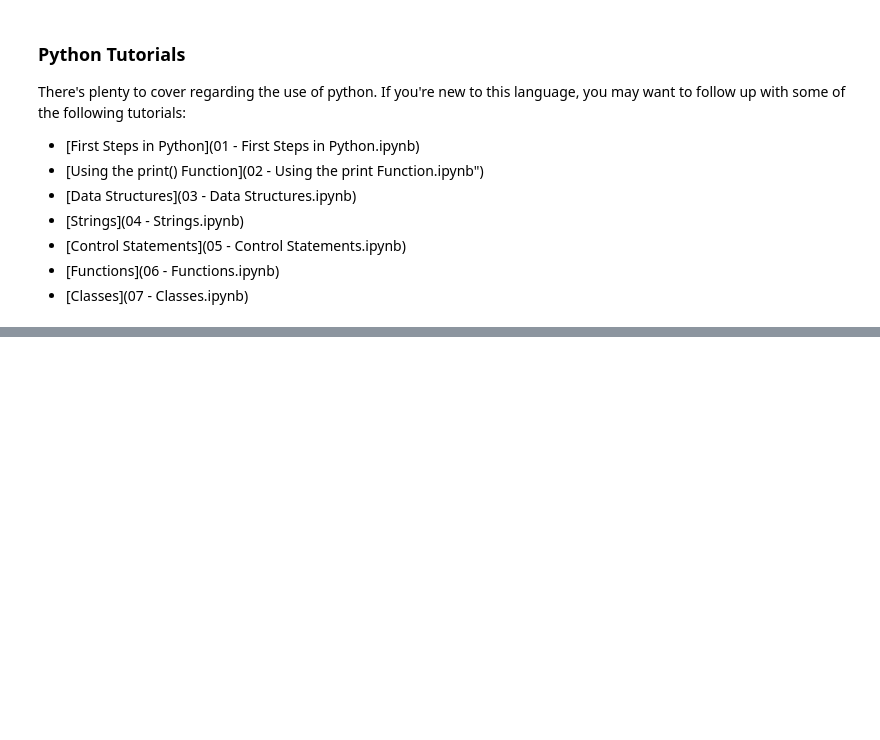
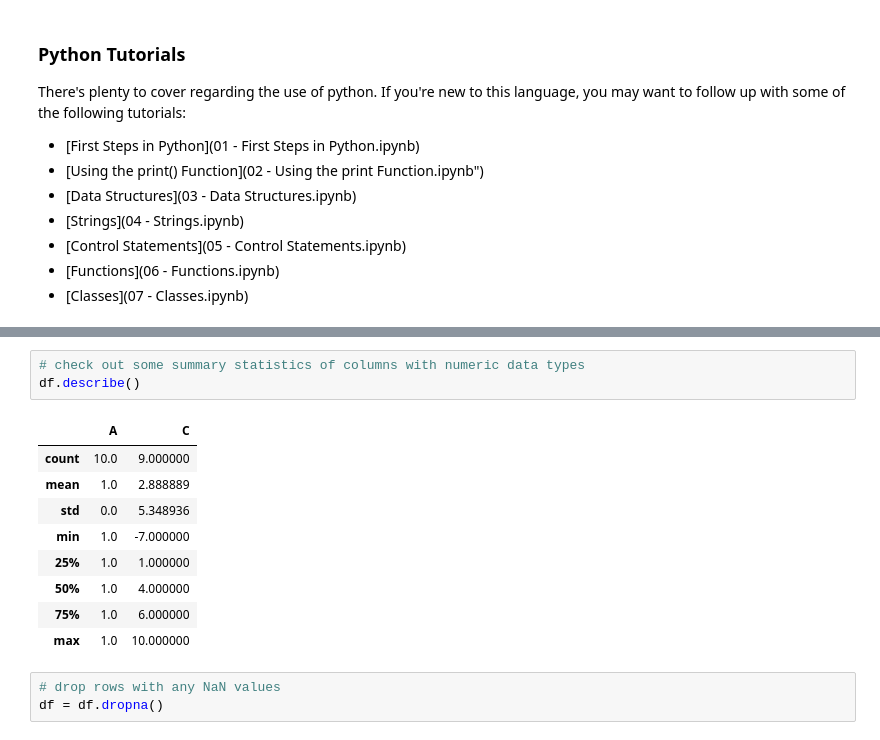
Before and after one commit to ecohydro/RidgeToReef, a Jupyter notebook: chapters/Chapter 0.ipynb, the cells around one changed output, grey strips where cells are left out. Drawn from its saved outputs; the diff is of its cells as text; blank space fills up the shorter version.

```diff
--- a/chapters/Chapter 0.ipynb
+++ b/chapters/Chapter 0.ipynb
@@ -86,0 +112,16 @@ There's plenty to cover regarding the use of python. If you're new to this langu
+# %%
+# check out some summary statistics of columns with numeric data types
+df.describe()
+# %% [output]
+|  | A | C |
+| count | 10.0 | 9.000000 |
+| mean | 1.0 | 2.888889 |
+| std | 0.0 | 5.348936 |
+| min | 1.0 | -7.000000 |
+| 25% | 1.0 | 1.000000 |
+| 50% | 1.0 | 4.000000 |
+| 75% | 1.0 | 6.000000 |
+| max | 1.0 | 10.000000 |
+# %%
+# drop rows with any NaN values
+df = df.dropna()
```
Also changed, not shown: parts of 8 cells of this notebook, 5 other files.
